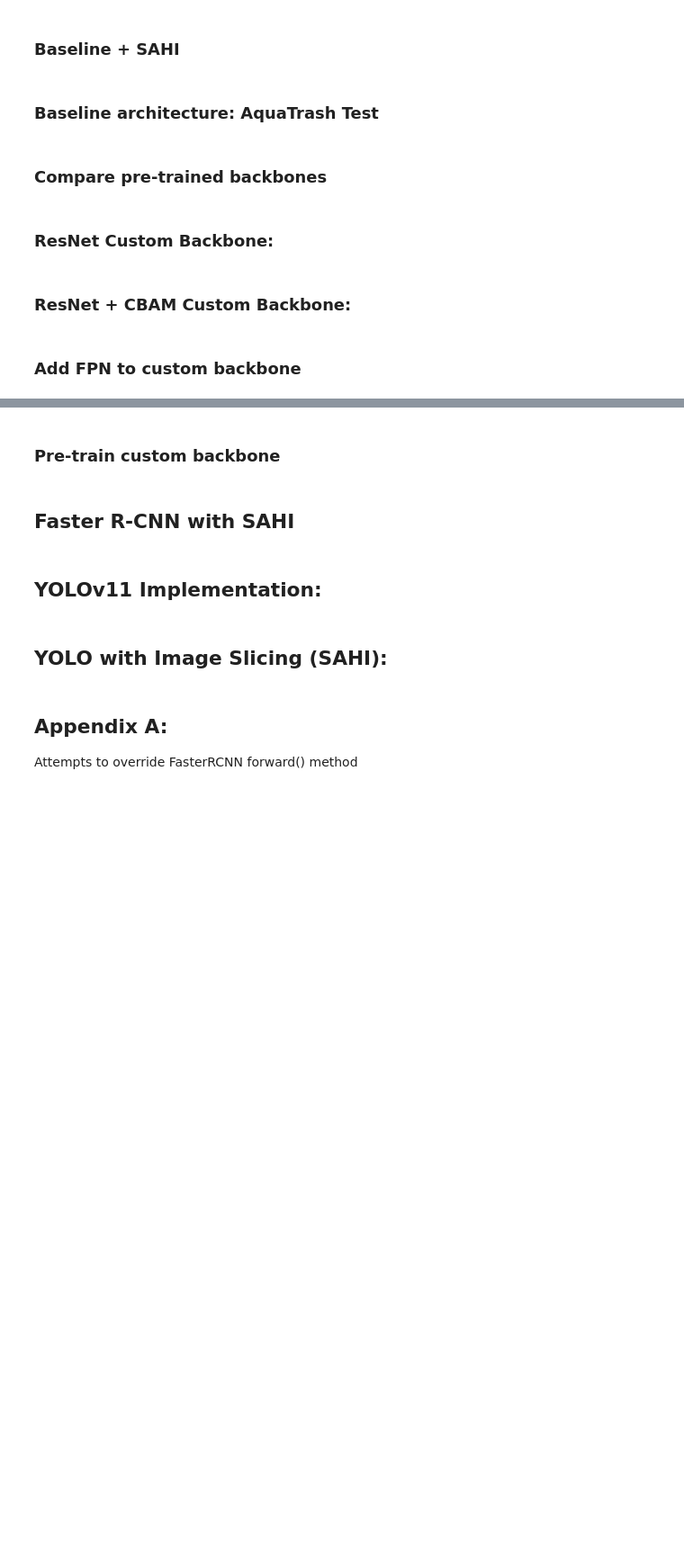
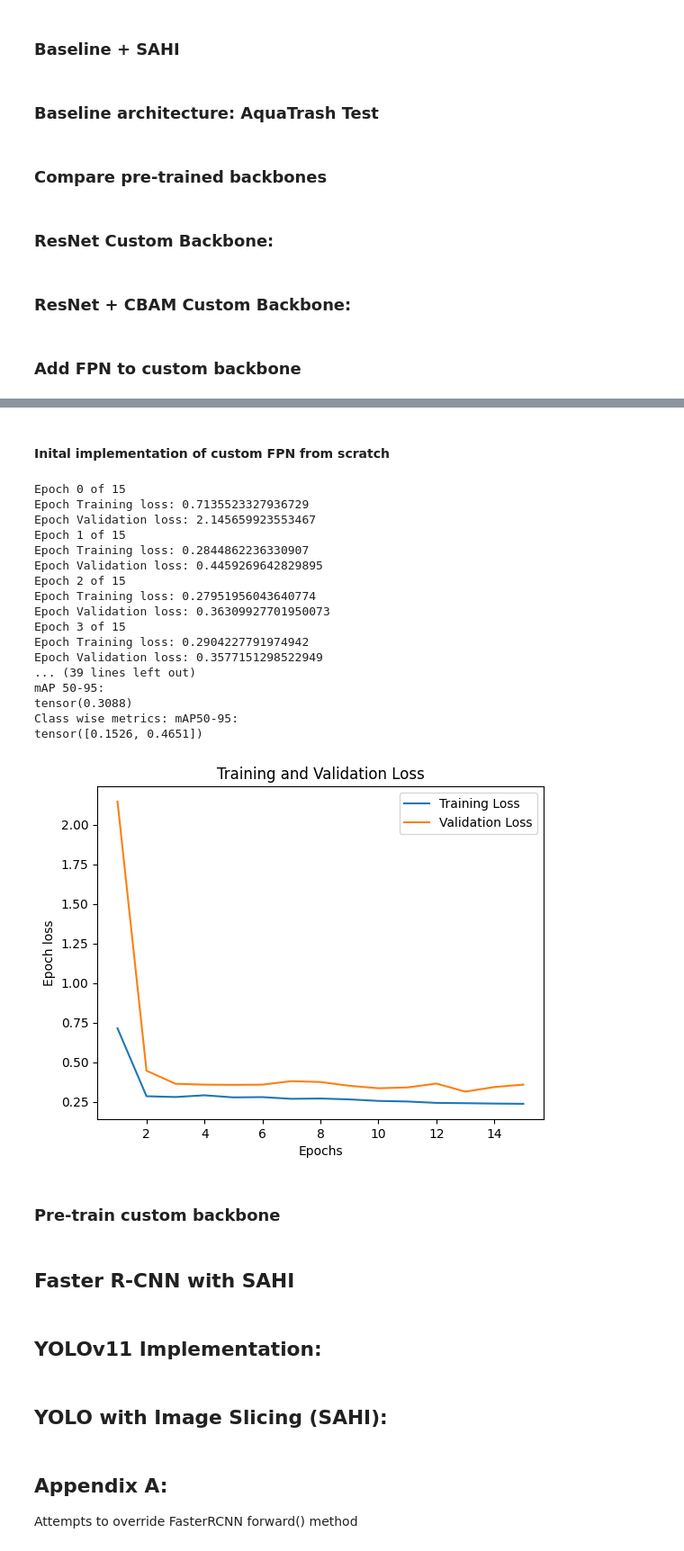
Before and after one commit to Amy-RT/Faster-R-CNN-Custom-Backbones, a Jupyter notebook: UoL Final Project based on CM3015 template "deep learning on public dataset".ipynb, the cells around one changed output, grey strips where cells are left out. Shown at 90% size. Drawn from its saved outputs; the diff is of its cells as text; code cells hidden in the pictures; blank space fills up the shorter version.

Commit message:
initial implementation of custom feature pyramid network

```diff
--- a/UoL Final Project based on CM3015 template "deep learning on public dataset".ipynb
+++ b/UoL Final Project based on CM3015 template "deep learning on public dataset".ipynb
@@ -366,7 +367,7 @@ import matplotlib.pyplot as plt
 import matplotlib.patches as patches
 import torch
 
-def visualisePredictions(img_id: int,
+def visualise_predictions(img_id: int,
                          test_dataset: torch.utils.data.dataset.Subset,
                          predicted: list) -> None:
 
@@ -2488,0 +2452,2 @@ Run summary:
+# %% [markdown]
+#### Inital implementation of custom FPN from scratch
@@ -2489,3 +2671,63 @@ Run summary:
+# %%
+backbone_fpn = ResNetCBAMCustomFPN(num_classes=3)
+backbone_fpn.out_channels = 256
+
+anchor_generator = AnchorGenerator(
+    sizes=((32, 64, 128, 256),),
+    aspect_ratios=((0.5, 1.0, 2.0),)
+)
+
+anchor_sizes = ((16,), (32,), (64,), (128,))
+aspect_ratios = (((0.5,), (1.0,), (2.0,)),) * len(anchor_sizes)
+anchor_generator = AnchorGenerator(anchor_sizes, aspect_ratios)
+
+# Feature maps to perform RoI cropping.
+# If backbone returns a Tensor, `featmap_names` is expected to
+# be [0]. We can choose which feature maps to use.
+roi_pooler = torchvision.ops.MultiScaleRoIAlign(
+    featmap_names=["hl_feats",
+                  "ml_1_feats",
+                  "ml_2_feats",
+                  "ll_feats"],
+    output_size=7, #output size for pooled region
+    sampling_ratio=2 #sampling ratio for ROIAlign
+)
+
+fpn_model_wrapper = FasterRCNNWrapper(
+    backbone=backbone_fpn,
+    num_classes=3,
+    rpn_anchor_generator=anchor_generator,
+    box_roi_pool=roi_pooler
+)
+num_classes=3 #3 classes +1 to account for background
+fpn_model_wrapper.override_prediction_heads(num_classes)
+# %%
+fpn_model_wrapper.model.to(device)
+# optimizer = torch.optim.Adam(cbam_model_wrapper.model.parameters(), lr=0.0005)
+optimizer = torch.optim.Adam(fpn_model_wrapper.model.parameters(), lr=0.00025)
+num_epochs = 15
+model_pipeline(fpn_model_wrapper , optimizer, num_epochs, train_dataset_loader,
+               val_dataset_loader, test_dataset_loader, device,
+               False, "Custom Backbone Faster R-CNN Tracker")
+# %% [output]
+Epoch 0 of 15
+Epoch Training loss: 0.7135523327936729
+Epoch Validation loss: 2.145659923553467
+Epoch 1 of 15
+Epoch Training loss: 0.2844862236330907
+Epoch Validation loss: 0.4459269642829895
+Epoch 2 of 15
+Epoch Training loss: 0.27951956043640774
+Epoch Validation loss: 0.36309927701950073
+Epoch 3 of 15
+Epoch Training loss: 0.2904227791974942
+Epoch Validation loss: 0.3577151298522949
+... (39 lines left out)
+mAP 50-95:
+tensor(0.3088)
+Class wise metrics: mAP50-95:
+tensor([0.1526, 0.4651])
+[figure, added]
 # %% [markdown]
 ### Pre-train custom backbone
 # %%
```
Also changed, not shown: parts of 8 cells of this notebook.
